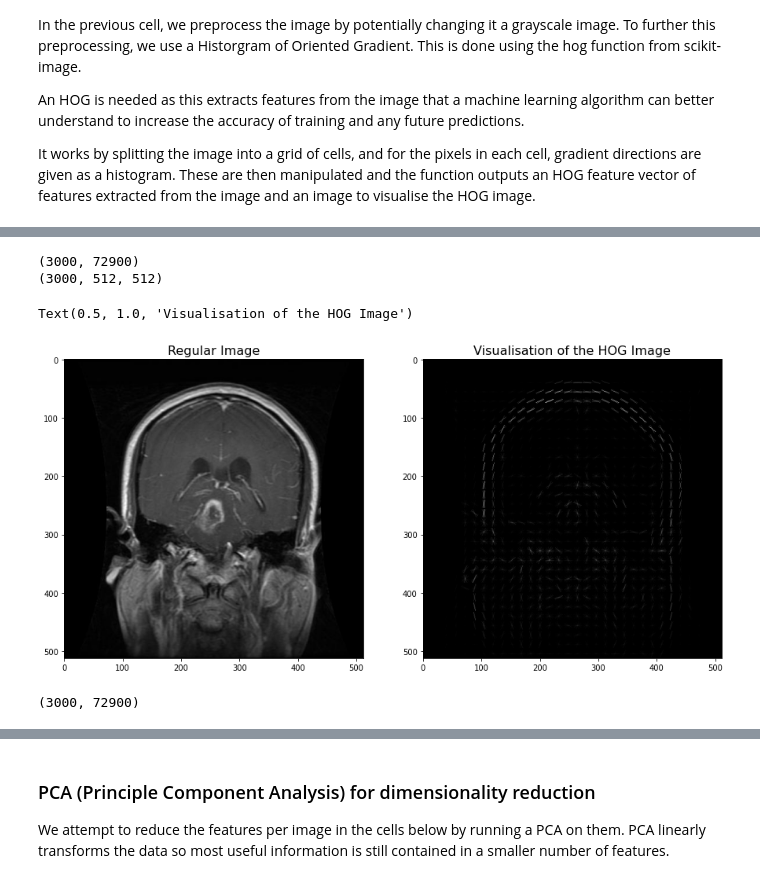
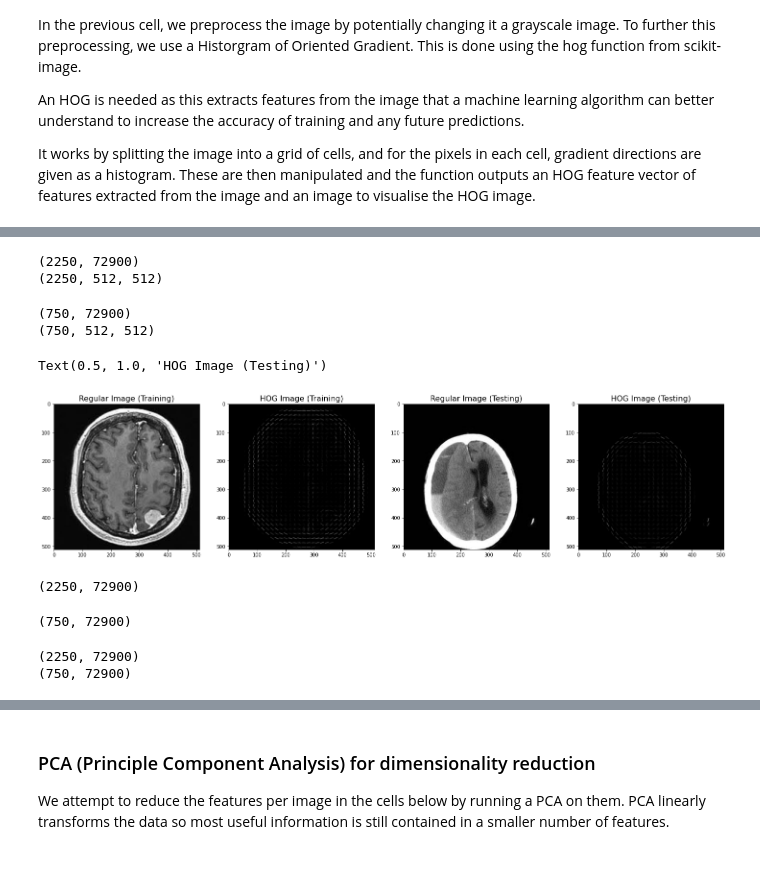
Before and after one commit to yousef-m11/AMLS_21-22_SN18014580, a Jupyter notebook: Task A using Logistic Regression.ipynb, the cells around one changed output, grey strips where cells are left out. Saved outputs shown, nothing was run; the diff lists cells and outputs as text; code cells hidden in the pictures.

Commit message:
Learning Curves + PCA working

```diff
--- a/Task A using Logistic Regression.ipynb
+++ b/Task A using Logistic Regression.ipynb
@@ -202,0 +205,8 @@ The time elapsed to load the images was:  0:01:06.813467
+# %%
+X = np.array(images) #Set X to contain the extracted images, images must be in array from first
+Y = tumour_labels['numeric label'] #Set Y to contain the corresponding numeric labels of each image
+
+xTrain, xTest, yTrain, yTest = train_test_split(X,Y, random_state = 0) #Set random_state to 0 for reproducibility
+
+print(xTrain.shape) #Printing the shape of xTrain to veryify data was split correctly and that xTrain is 2-dimensional as required for the learning model used (SVM)
+print(xTest.shape) #Printing the shape of xTest to verify  data was split correctly and that xTest is 2-dimensional as required for the learning model used (SVM)
@@ -227,0 +241,15 @@ The time elapsed to complete the hog function is 0:08:48.455401
+# %%
+features_hog_test = [] #List to store the HOG feature vectors for each image
+images_hog_test = [] #List to store the HOG image for each image
+
+start_hog_test = datetime.now()
+
+#Looping through all the images and performing hog() on them
+for index in range(len(xTest)):
+    hog_feature, hog_image = hog(xTest[index], visualize = True, block_norm = 'L2-Hys', pixels_per_cell=(16,16))
+    features_hog_test.append(hog_feature) #Appending feature vector to a list storing them all
+    images_hog_test.append(hog_image) #Appending HOG visualisation image to a list storing them all
+
+end_hog_test = datetime.now()
+time_hog_test = end_hog_test - start_hog_test
+print('The time elapsed to complete the hog function on the testing set is', time_hog_test)
@@ -228,24 +258,49 @@ The time elapsed to complete the hog function is 0:08:48.455401
 # %%
 #Printing the shape of the features and images from the HOG function for verification
 
-print(np.array(features_hog).shape)
-print(np.array(images_hog).shape)
+print(np.array(features_hog_train).shape)
+print(np.array(images_hog_train).shape)
 # %% [output]
-(3000, 72900)
-(3000, 512, 512)
+(2250, 72900)
+(2250, 512, 512)
+# %%
+print(np.array(features_hog_test).shape)
+print(np.array(images_hog_test).shape)
+# %% [output]
+(750, 72900)
+(750, 512, 512)
 # %%
 #This cell generates two plots side-by-side to image[45] (the same one printed after loading the images) before and after the HOG function to show what hog() does to the image
 
-hog_vs_nohog, ax = plt.subplots(nrows=1, ncols=2, figsize=(15,15))
-ax[0].imshow(np.array(images[45]), cmap = 'gray') #A gray colormap is placed on the image
-ax[0].set_title('Regular Image', fontsize = 16)
-ax[1].imshow(np.array(images_hog[45]), cmap = 'gray') #A gray colormap is placed on the image
-ax[1].set_title('Visualisation of the HOG Image', fontsize = 16)
+hog_vs_nohog, ax = plt.subplots(nrows=1, ncols=4, figsize=(25,25))
+ax[0].imshow(np.array(xTrain[45]), cmap = 'gray') #A gray colormap is placed on the image
+ax[0].set_title('Regular Image (Training)', fontsize = 16)
+ax[1].imshow(np.array(images_hog_train[45]), cmap = 'gray') #A gray colormap is placed on the image
+ax[1].set_title('HOG Image (Training)', fontsize = 16)
+ax[2].imshow(np.array(xTest[45]), cmap = 'gray') #A gray colormap is placed on the image
+ax[2].set_title('Regular Image (Testing)', fontsize = 16)
+ax[3].imshow(np.array(images_hog_test[45]), cmap = 'gray') #A gray colormap is placed on the image
+ax[3].set_title('HOG Image (Testing)', fontsize = 16)
 # %% [output]
-Text(0.5, 1.0, 'Visualisation of the HOG Image')
+Text(0.5, 1.0, 'HOG Image (Testing)')
-[figure, old version]
+[figure, new version]
 # %%
-feature_matrix = np.array(features_hog) #Converting the list of features extracted from HOG into an array
-print(feature_matrix.shape) #Printing the shape of the feature matrix to visually verify if it is acceptable
+feature_matrix_training = np.array(features_hog_train) #Converting the list of features extracted from HOG into an array
+print(feature_matrix_training.shape) #Printing the shape of the feature matrix to visually verify if it is acceptable
 # %% [output]
-(3000, 72900)
+(2250, 72900)
+# %%
+feature_matrix_testing = np.array(features_hog_test)
+print(feature_matrix_testing.shape)
+# %% [output]
+(750, 72900)
+# %%
+std_scl = StandardScaler()
+feature_matrix_training = std_scl.fit_transform(feature_matrix_training)
+feature_matrix_testing = std_scl.transform(feature_matrix_testing)
+
+print(feature_matrix_training.shape)
+print(feature_matrix_testing.shape)
+# %% [output]
+(2250, 72900)
+(750, 72900)
```
Also changed, not shown: parts of 53 cells of this notebook.
